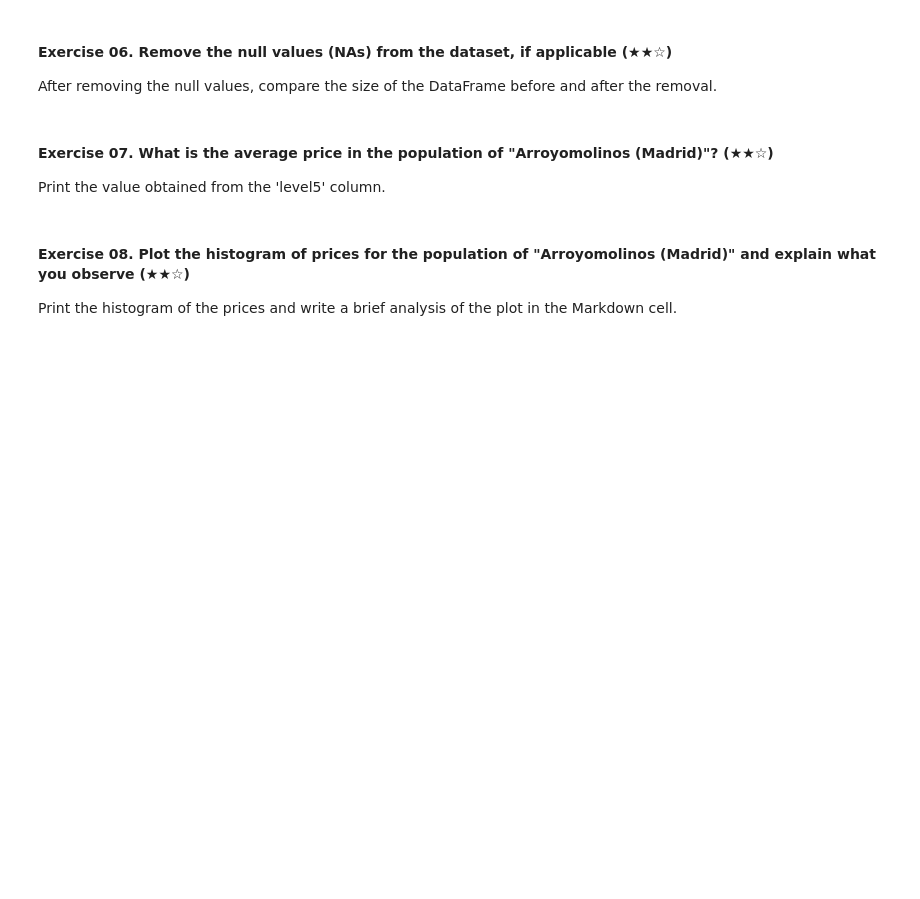
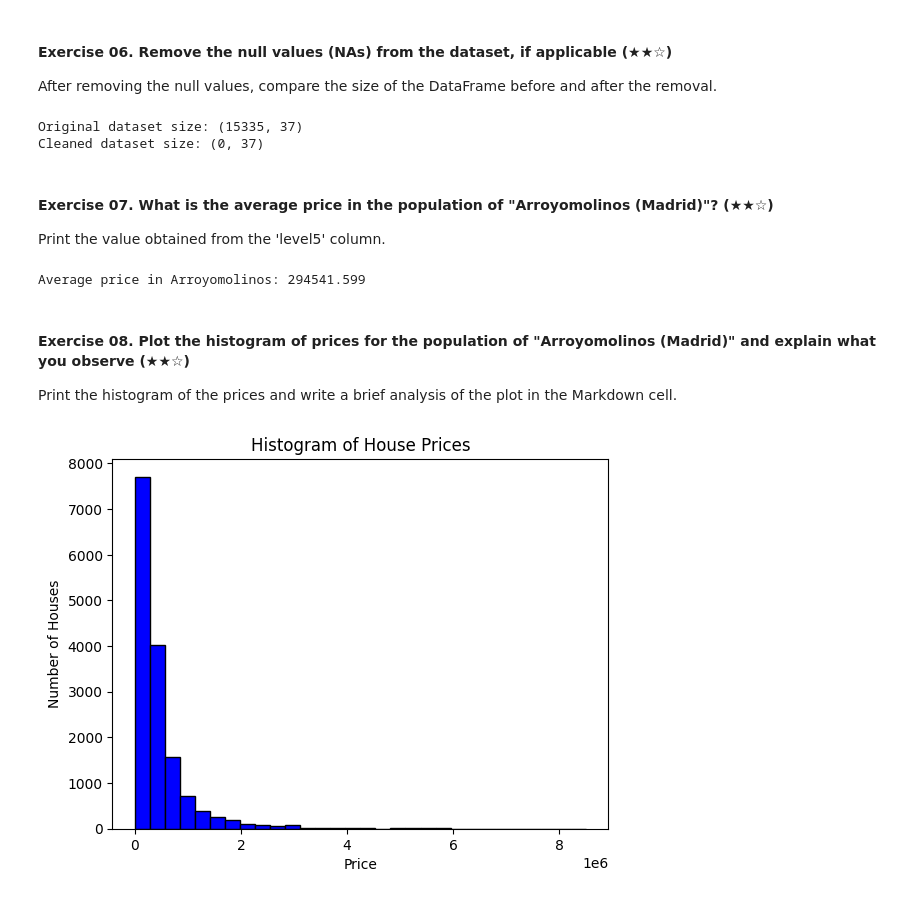
Before and after one commit to 4GeeksAcademy/ekbalam11-data-clean-up-pandas-for-beginners-project, a Jupyter notebook: project.ipynb, the cells around one changed output. Cells and saved outputs as stored; diff of their text form; code cells hidden in the pictures; blank space fills up the shorter version.

```diff
--- a/project.ipynb
+++ b/project.ipynb
@@ -140,13 +225,24 @@ Print a boolean (`True` or `False`) to check if there are null values, followed
 
 After removing the null values, compare the size of the DataFrame before and after the removal.
 # %%
-# TODO
+
+print("Original dataset size:", ds.shape)
+ds_cleaned = ds.dropna()
+print("Cleaned dataset size:", ds_cleaned.shape)
+# %% [output]
+Original dataset size: (15335, 37)
+Cleaned dataset size: (0, 37)
 # %% [markdown]
 #### Exercise 07. What is the average price in the population of "Arroyomolinos (Madrid)"? (★★☆)
 
 Print the value obtained from the 'level5' column.
 # %%
-# TODO
+
+arroyomolinos_houses = ds[ds['level5'] == 'Arroyomolinos (Madrid)']
+average_price_arroyomolinos = round(arroyomolinos_houses['price'].mean(),3)
+print(f"Average price in Arroyomolinos: {average_price_arroyomolinos}")
+# %% [output]
+Average price in Arroyomolinos: 294541.599
 # %% [markdown]
 #### Exercise 08. Plot the histogram of prices for the population of "Arroyomolinos (Madrid)" and explain what you observe (★★☆)
 
@@ -154,4 +250,10 @@ Print the histogram of the prices and write a brief analysis of the plot in the
 # %%
 import matplotlib.pyplot as plt
 
-# Plot the histogram of prices
+plt.hist(ds['price'], bins=30, color='blue', edgecolor='black')
+plt.title('Histogram of House Prices')
+plt.xlabel('Price')
+plt.ylabel('Number of Houses')
+plt.show()
+# %% [output]
+[figure, added]
```
Also changed, not shown: parts of 9 cells of this notebook.
